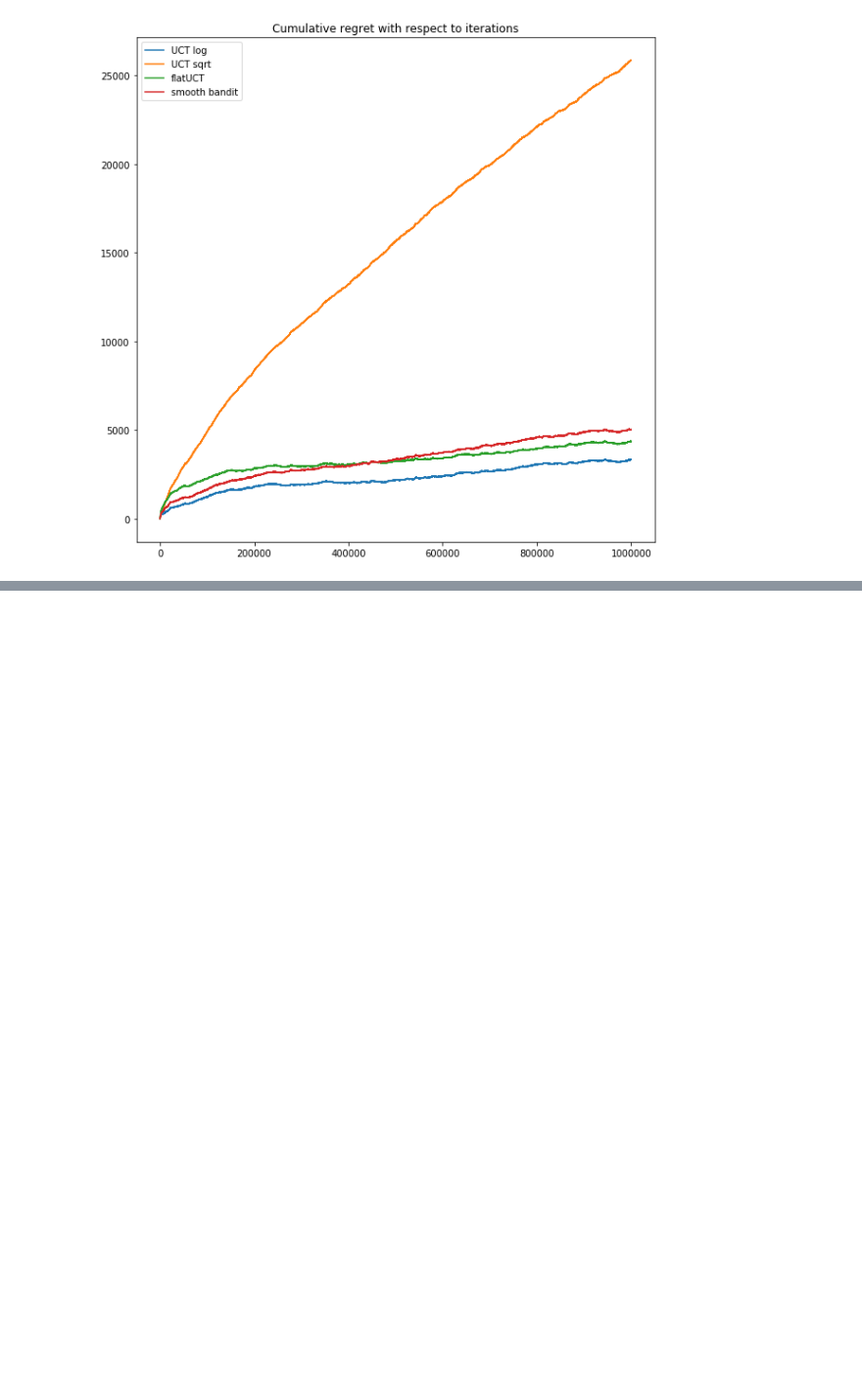
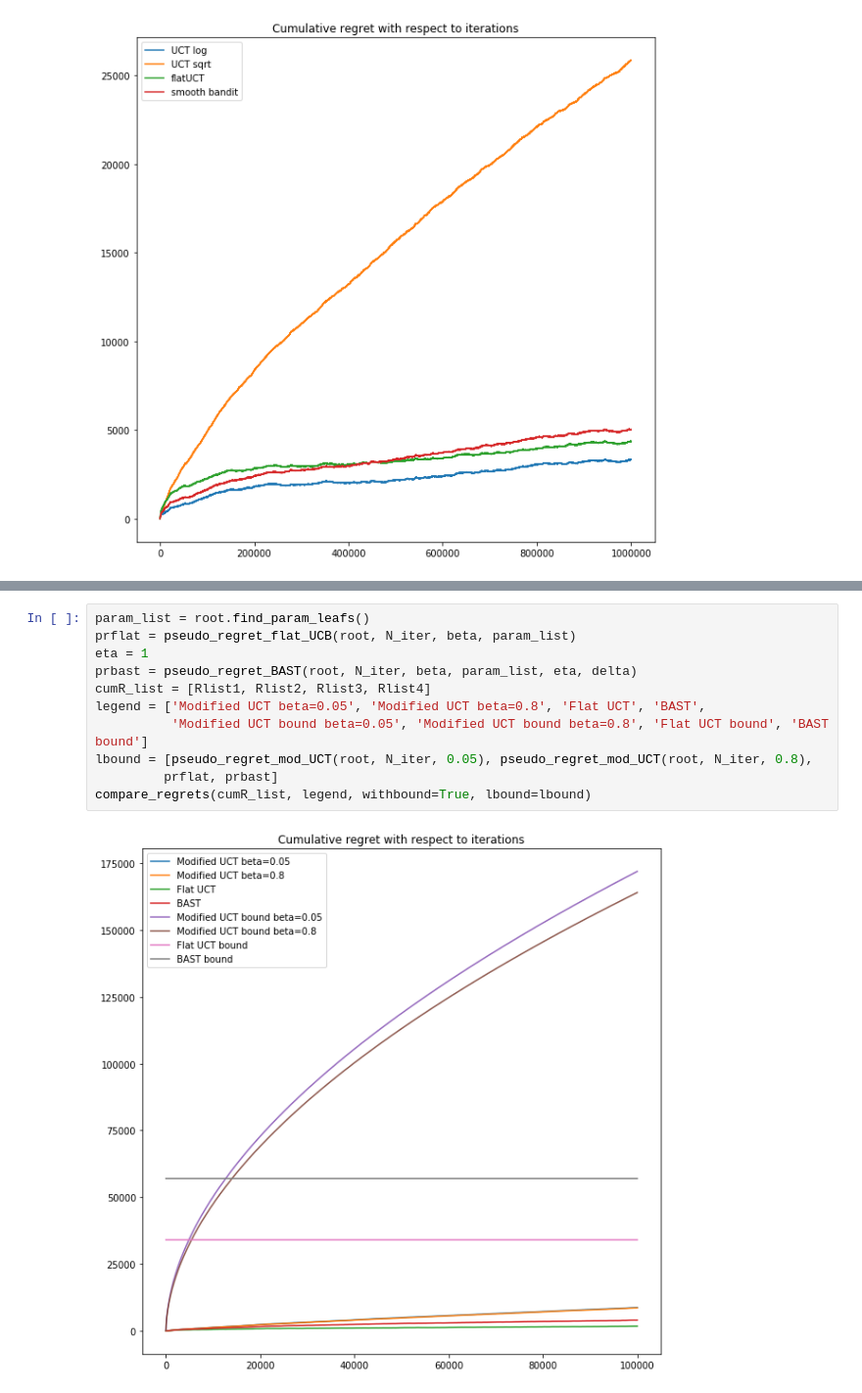
Before and after one commit to ClementGiron/Tree-bandits, a Jupyter notebook: TreeBandits.ipynb, the cells around one changed output, grey strips where cells are left out. Shown: that part at 98% size. Saved outputs shown, nothing was run; the diff lists cells and outputs as text; blank space fills up the shorter version.

```diff
--- a/TreeBandits.ipynb
+++ b/TreeBandits.ipynb
@@ -878,0 +716,13 @@ ExecutableNotFound: failed to execute ['dot', '-Tsvg', '-O', 'test.gv'], make su
+# %%
+param_list = root.find_param_leafs()
+prflat = pseudo_regret_flat_UCB(root, N_iter, beta, param_list)
+eta = 1
+prbast = pseudo_regret_BAST(root, N_iter, beta, param_list, eta, delta)
+cumR_list = [Rlist1, Rlist2, Rlist3, Rlist4]
+legend = ['Modified UCT beta=0.05', 'Modified UCT beta=0.8', 'Flat UCT', 'BAST',
+          'Modified UCT bound beta=0.05', 'Modified UCT bound beta=0.8', 'Flat UCT bound', 'BAST bound']
+lbound = [pseudo_regret_mod_UCT(root, N_iter, 0.05), pseudo_regret_mod_UCT(root, N_iter, 0.8),
+         prflat, prbast]
+compare_regrets(cumR_list, legend, withbound=True, lbound=lbound)
+# %% [output]
+[figure, added]
```
Also changed, not shown: parts of 36 cells of this notebook.
